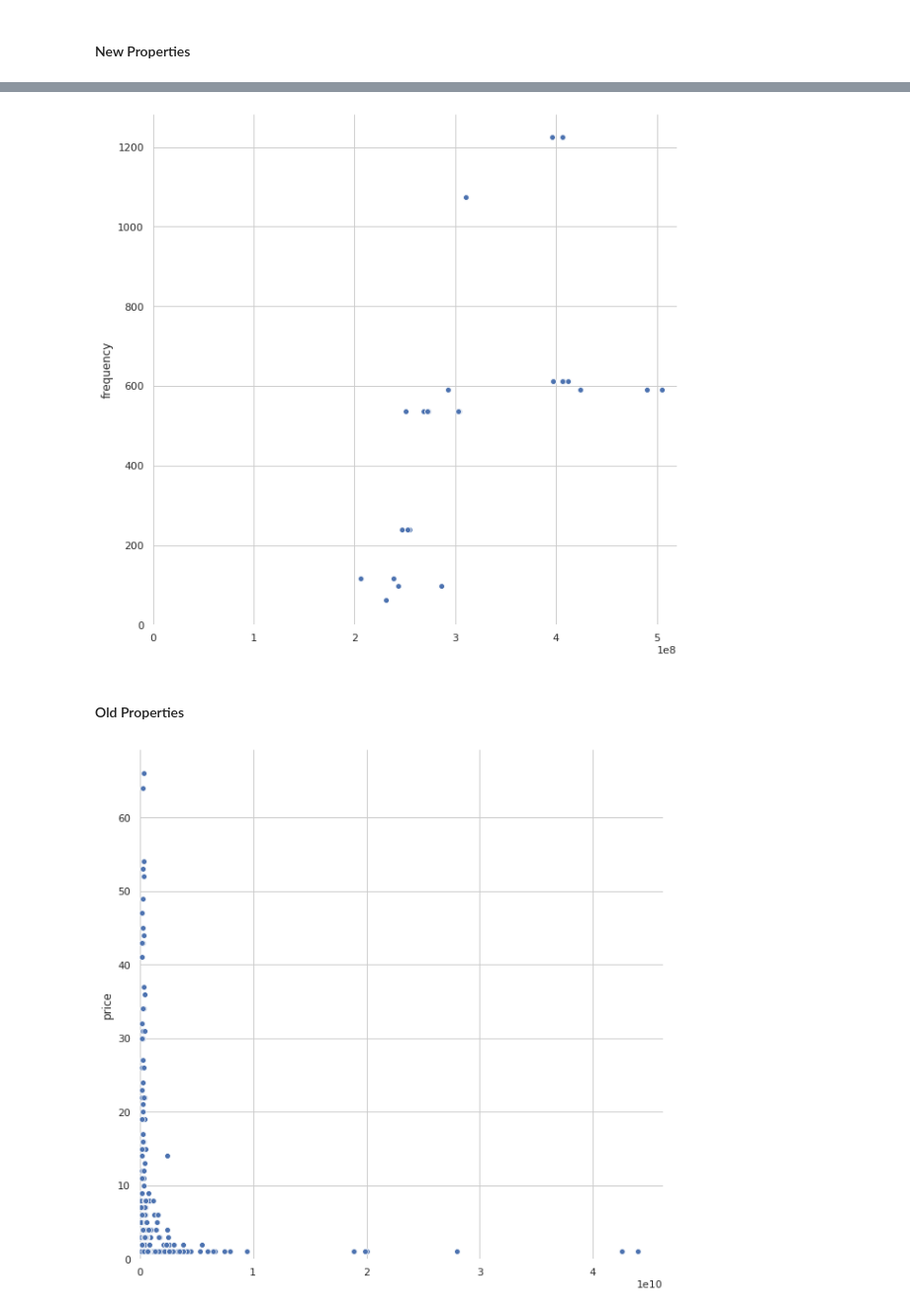
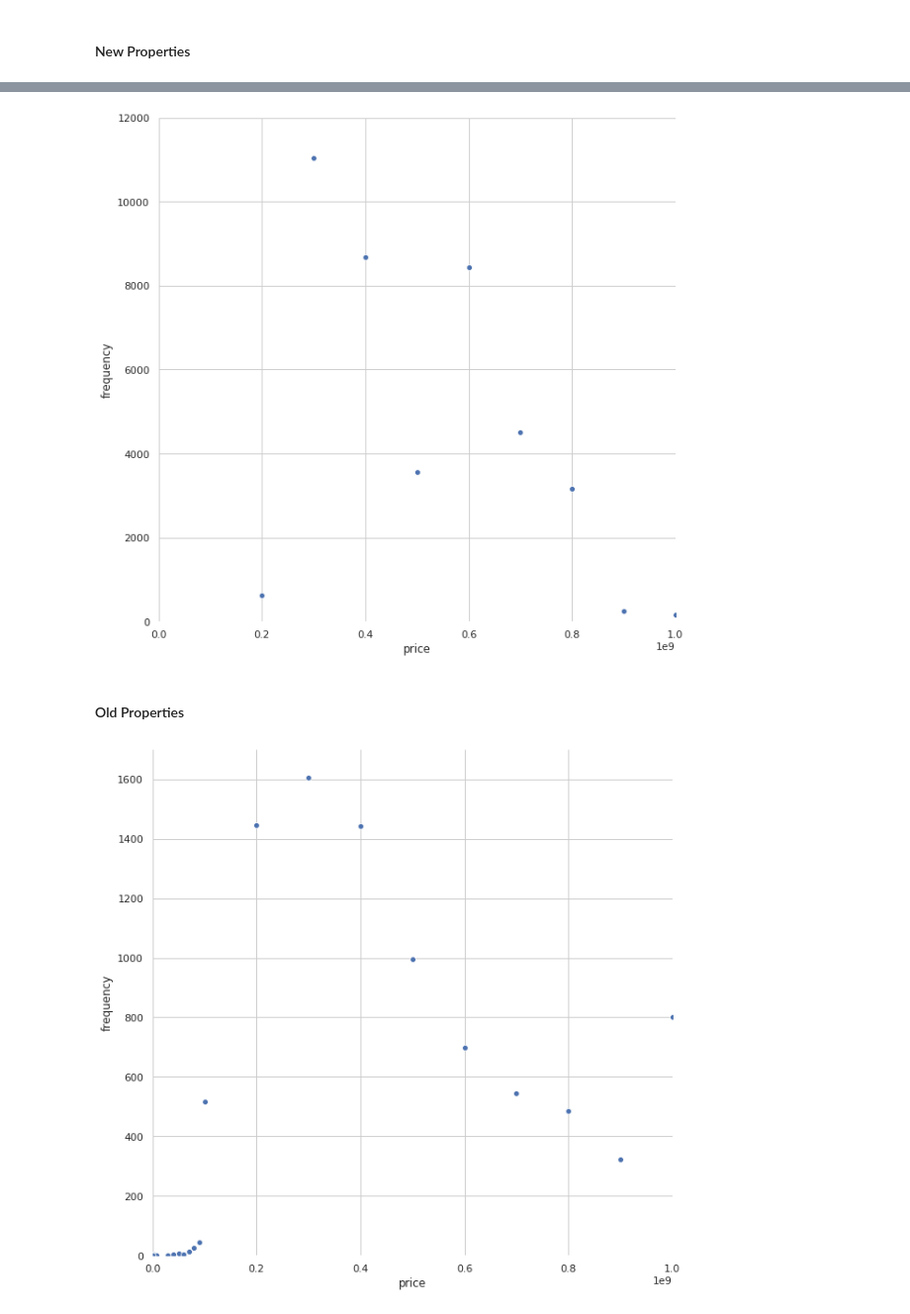
Before and after one commit to stivenramireza/anutibara-web-scraping, a Jupyter notebook: notebooks/data_analytics.ipynb, the cells around one changed output, grey strips where cells are left out. Shown at 99% size. Drawn from its saved outputs; the diff is of its cells as text; code cells hidden in the pictures.

Commit message:
Data Analyitics finished

```diff
--- a/notebooks/data_analytics.ipynb
+++ b/notebooks/data_analytics.ipynb
@@ -275,0 +288,10 @@ ddf_old_properties['floor'] = ddf_old_properties['floor'].astype(int)
+# %%
+def round_cmm(number):
+    list_numbers = [int(x) for x in str(number)]
+    if(list_numbers[1] < 5):
+        fill_blanks(list_numbers)
+    else:
+        list_numbers[0] = list_numbers[0] + 1
+        fill_blanks(list_numbers)
+    number = int(''.join([str(i) for i in list_numbers]))
+    return number
@@ -360,12 +324,13 @@ f, ax = plt.subplots(figsize=(10, 10))
 seaborn.despine(f, left=True, bottom=True)
 
 with ProgressBar():
-    seaborn.scatterplot(x=df.index, y='frequency',
-                data=df, ax=ax)
-    plt.ylim(ymin=0)
-    plt.xlim(xmin=0)
+    seaborn.scatterplot(x='price', y='frequency',
+                data=df_new, ax=ax)
+    plt.ylim(ymin=0, ymax=12000)
+    plt.xlim(xmin=0, xmax=1000000000)
+    plt.savefig('./data/new-properties-frequency.png')
 # %% [output]
-[figure, old version]
+[figure, new version]
 # %% [markdown]
 #### Old Properties
 # %%
@@ -373,7 +338,8 @@ dd.to_parquet(ddf_old_properties, 'old-properties', engine='pyarrow')
 # %%
 with open(r'./old-properties/part.0.parquet', 'rb') as f:
     data_old_properties = pd.read_parquet(f, engine='pyarrow')
+    data_old_properties = data_old_properties[data_old_properties['type'] == 'Venta']
+    data_old_properties['price'] = data_old_properties['price'].apply(round_cmm)
 # %%
 with ProgressBar():
-    condition = (data_old_properties['stratum'] == 0) & (data_old_properties['type'] == 'Arriendo')
-    stratum_by_price_old = data_old_properties[condition]['price'].value_counts().sort_values()
+    stratum_by_price_old = data_old_properties['price'].value_counts()
@@ -381,0 +346,5 @@ df_old = stratum_by_price_old.to_frame()
+# %%
+df_old = stratum_by_price_old.to_frame()
+df_old = df_old.rename(columns={'price': 'frequency'})
+df_old.index = df_old.index.rename('price')
+df_old = df_old.reset_index('price')
@@ -382,12 +353,13 @@ df_old = stratum_by_price_old.to_frame()
 # %%
 seaborn.set(style="whitegrid")
 f, ax = plt.subplots(figsize=(10, 10))
 seaborn.despine(f, left=True, bottom=True)
 
 with ProgressBar():
-    seaborn.scatterplot(x=df_old.index, y="price",
+    seaborn.scatterplot(x='price', y="frequency",
                 data=df_old, ax=ax)
-    plt.ylim(ymin=0)
-    plt.xlim(xmin=0)
+    plt.ylim(ymin=0, ymax=1700)
+    plt.xlim(xmin=0, xmax=1000000000)
+    plt.savefig('./data/new-properties-frequency.png')
 # %% [output]
-[figure, old version]
+[figure, new version]
```
Also changed, not shown: parts of 17 cells of this notebook, 4 other files.
